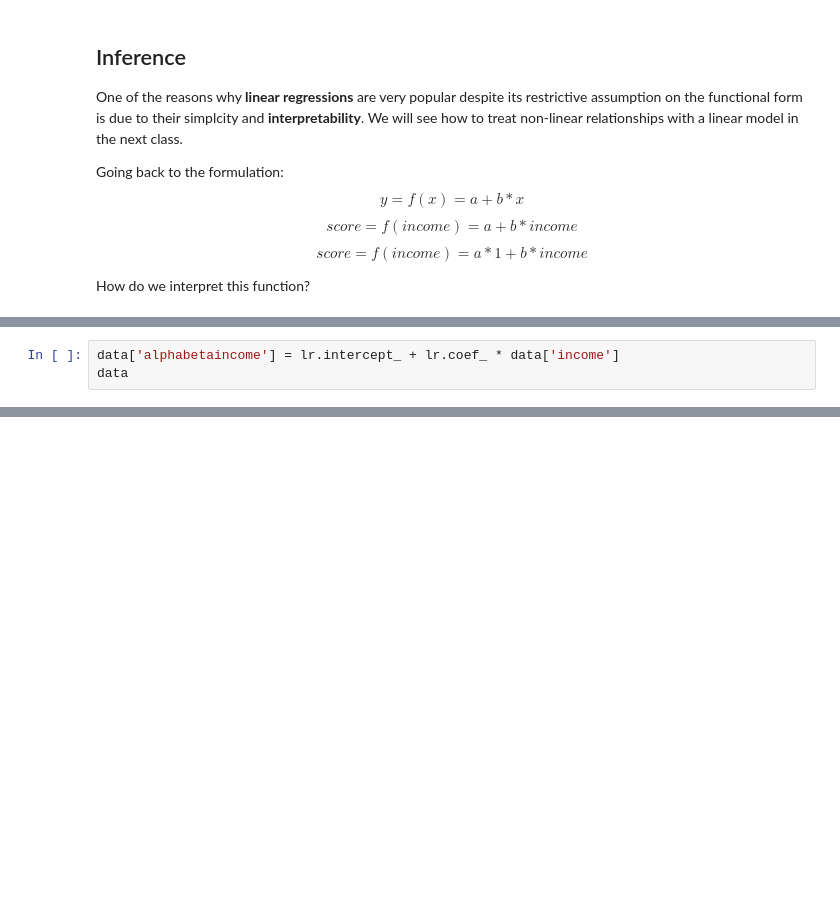
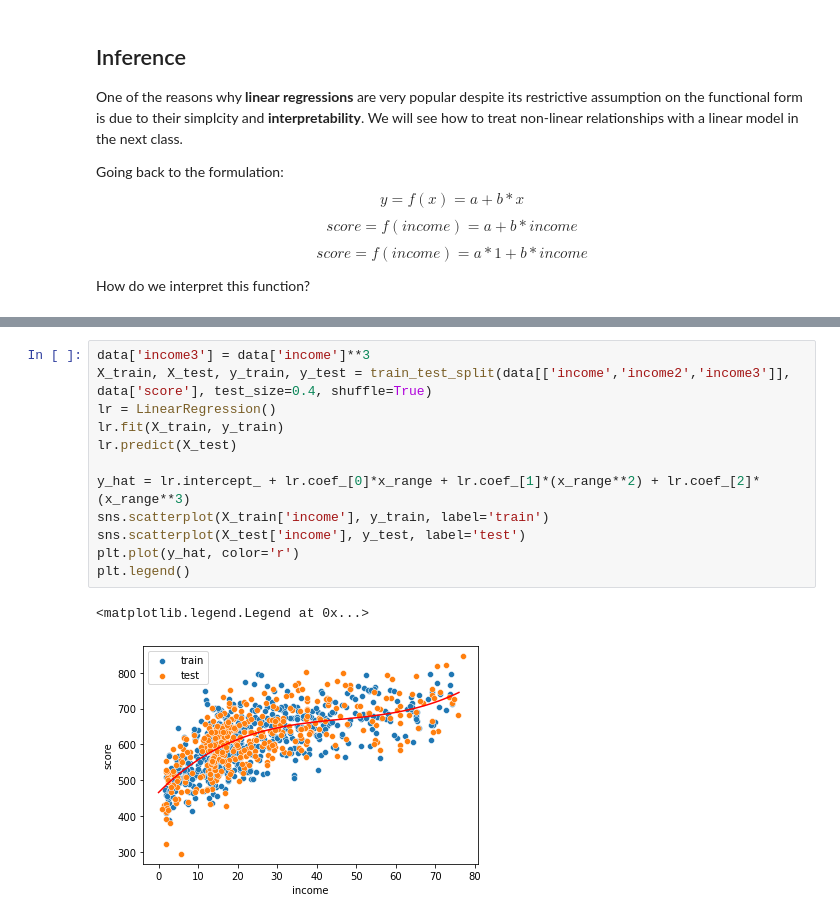
Before and after one commit to minyoungrho/MachineLearning, a Jupyter notebook: classnotes/LinearRegression.ipynb, the cells around one changed output, grey strips where cells are left out. Saved outputs shown, nothing was run; the diff lists cells and outputs as text; blank space fills up the shorter version.

```diff
--- a/classnotes/LinearRegression.ipynb
+++ b/classnotes/LinearRegression.ipynb
@@ -148,3 +142,0 @@ data
-# %%
-data['alphabetaincome'] = lr.intercept_ + lr.coef_ * data['income']
-data
@@ -204,0 +188,15 @@ plt.hist(results.resid)
+# %%
+data['income3'] = data['income']**3
+X_train, X_test, y_train, y_test = train_test_split(data[['income','income2','income3']], data['score'], test_size=0.4, shuffle=True)
+lr = LinearRegression()
+lr.fit(X_train, y_train)
+lr.predict(X_test)
+
+y_hat = lr.intercept_ + lr.coef_[0]*x_range + lr.coef_[1]*(x_range**2) + lr.coef_[2]*(x_range**3)
+sns.scatterplot(X_train['income'], y_train, label='train')
+sns.scatterplot(X_test['income'], y_test, label='test')
+plt.plot(y_hat, color='r')
+plt.legend()
+# %% [output]
+<matplotlib.legend.Legend at 0x...>
+[figure, added]
```
Also changed, not shown: parts of 29 cells of this notebook.
